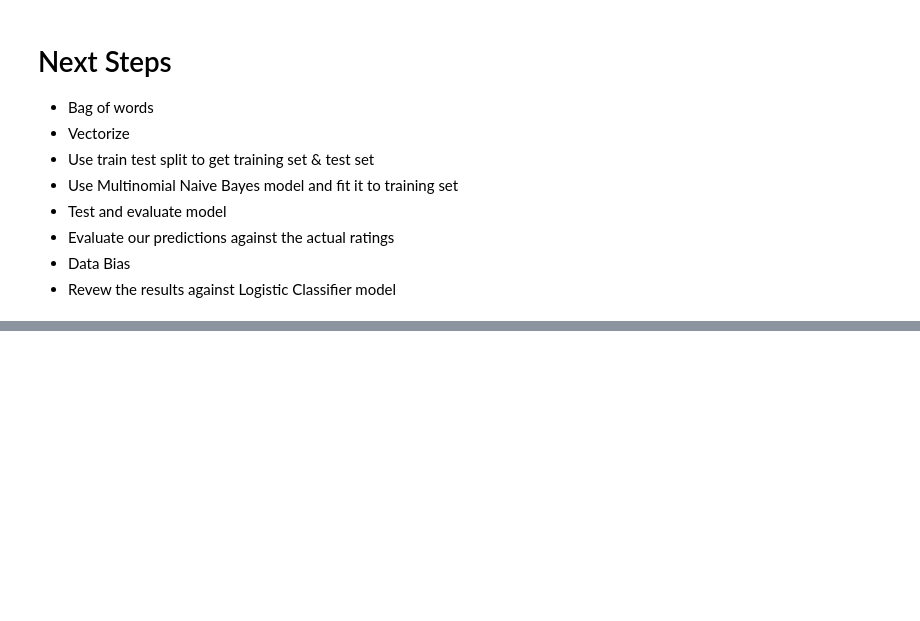
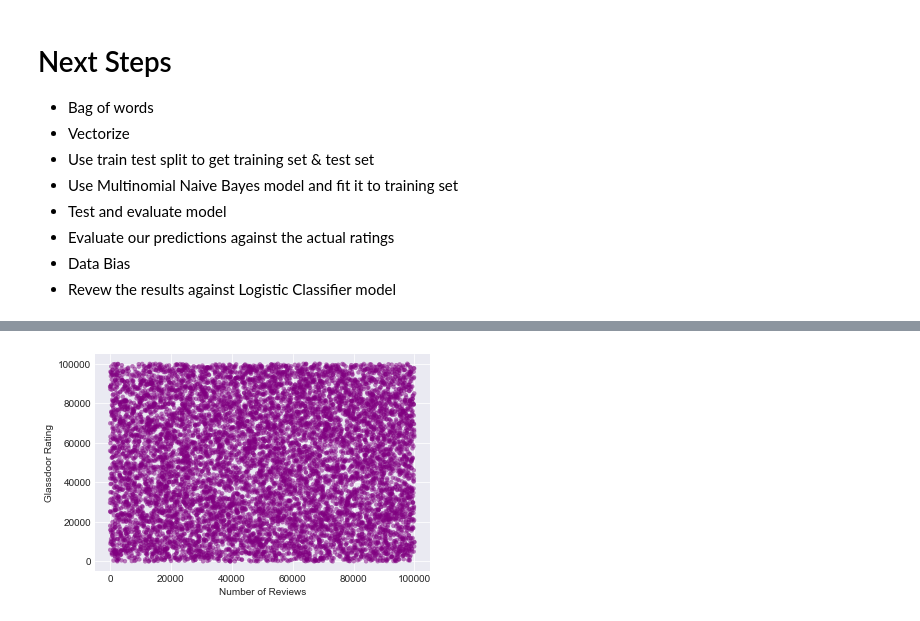
Before and after one commit to VinayNSS/Vinay_Capstone, a Jupyter notebook: sentiment.ipynb, the cells around one changed output, grey strips where cells are left out. Drawn from its saved outputs; the diff is of its cells as text; code cells hidden in the pictures; blank space fills up the shorter version.

```diff
--- a/sentiment.ipynb
+++ b/sentiment.ipynb
@@ -521,0 +540,16 @@ print(classification_report(y_test, preds))
+# %%
+# Number of votes
+sns.set_style('darkgrid')
+
+dfs = pd.DataFrame(np.random.randint(100000, size=(10000, 2)),
+                  columns=['Reviews', 'Rating'])
+#dfs = pd.DataFrame(columns=['Rating'])
+#dfs.apply(pd.to_numeric)
+
+#dfs.plot(kind='scatter', x='Rating', y='Reviews')
+dfs.plot(kind='scatter', x='Reviews', y='Rating', logx=False, alpha=0.5, color='purple', edgecolor='')
+plt.ylabel('Glassdoor Rating')
+plt.xlabel('Number of Reviews')
+plt.show()
+# %% [output]
+[figure, added]
```
Also changed, not shown: parts of 13 cells of this notebook.
